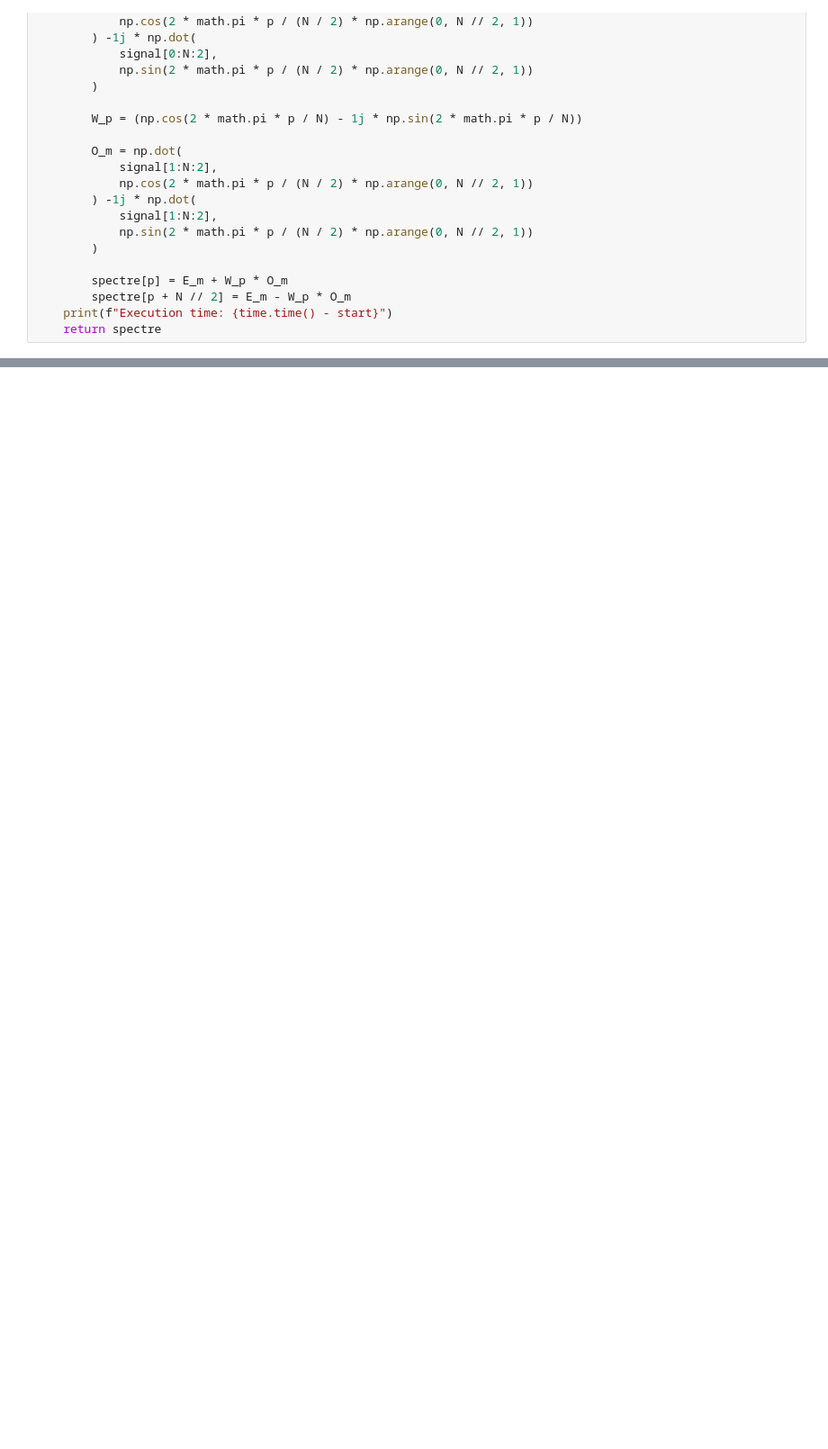
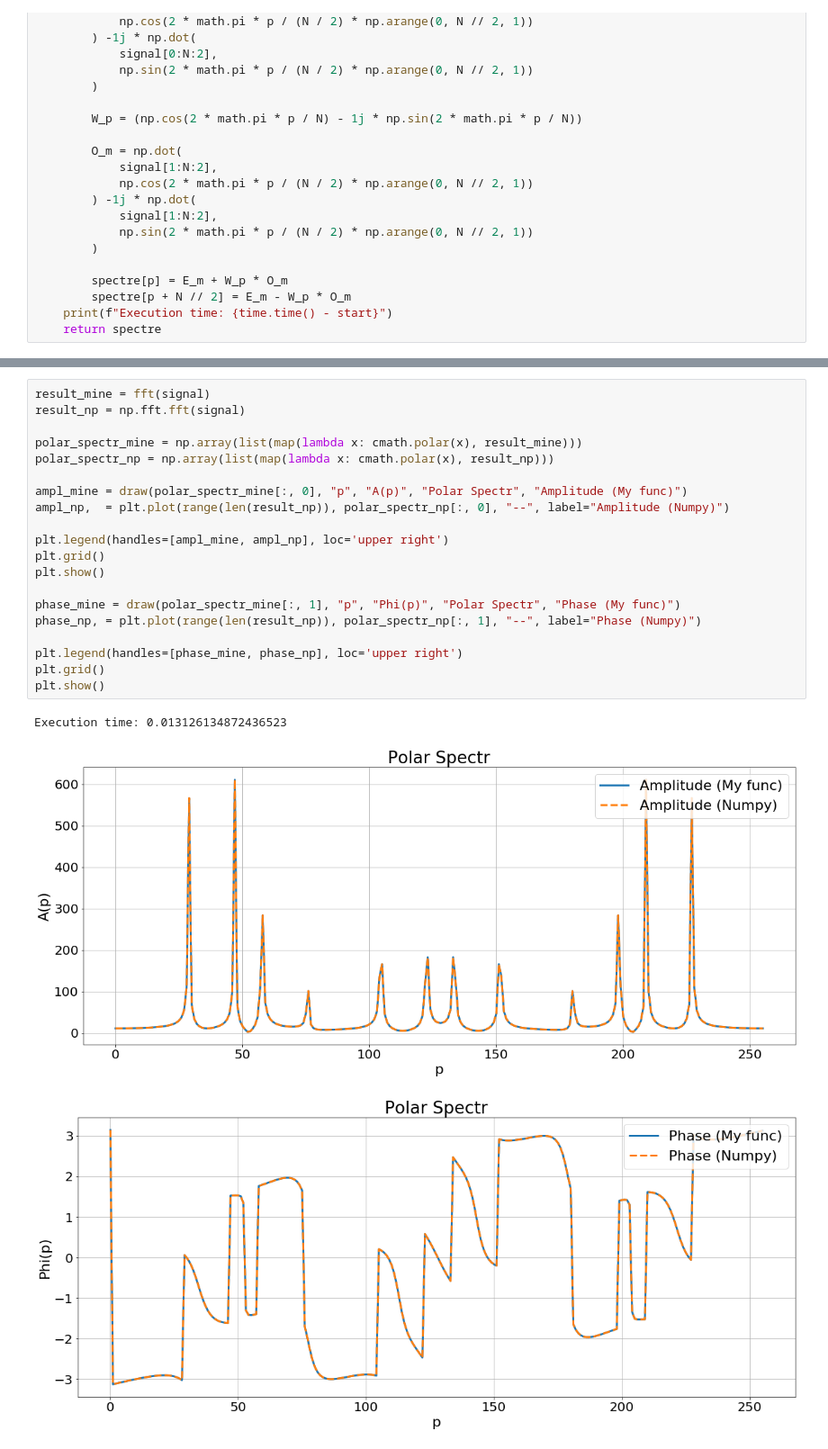
Before and after one commit to ScreamKing13/RTS_lab_2.1, a Jupyter notebook: lab2.2.ipynb, the cells around one changed output, grey strips where cells are left out. Shown at 90% size. Saved outputs shown, nothing was run; the diff lists cells and outputs as text; blank space fills up the shorter version.

```diff
--- a/lab2.2.ipynb
+++ b/lab2.2.ipynb
@@ -154,0 +157,24 @@ Execution time: 0.007649660110473633
+# %%
+result_mine = fft(signal)
+result_np = np.fft.fft(signal)
+
+polar_spectr_mine = np.array(list(map(lambda x: cmath.polar(x), result_mine)))
+polar_spectr_np = np.array(list(map(lambda x: cmath.polar(x), result_np)))
+
+ampl_mine = draw(polar_spectr_mine[:, 0], "p", "A(p)", "Polar Spectr", "Amplitude (My func)")
+ampl_np,  = plt.plot(range(len(result_np)), polar_spectr_np[:, 0], "--", label="Amplitude (Numpy)")
+
+plt.legend(handles=[ampl_mine, ampl_np], loc='upper right')
+plt.grid()
+plt.show()
+
+phase_mine = draw(polar_spectr_mine[:, 1], "p", "Phi(p)", "Polar Spectr", "Phase (My func)")
+phase_np, = plt.plot(range(len(result_np)), polar_spectr_np[:, 1], "--", label="Phase (Numpy)")
+
+plt.legend(handles=[phase_mine, phase_np], loc='upper right')
+plt.grid()
+plt.show()
+# %% [output]
+Execution time: 0.013126134872436523
+[figure, added]
+[figure, added]
```
Also changed, not shown: parts of 5 cells of this notebook.
